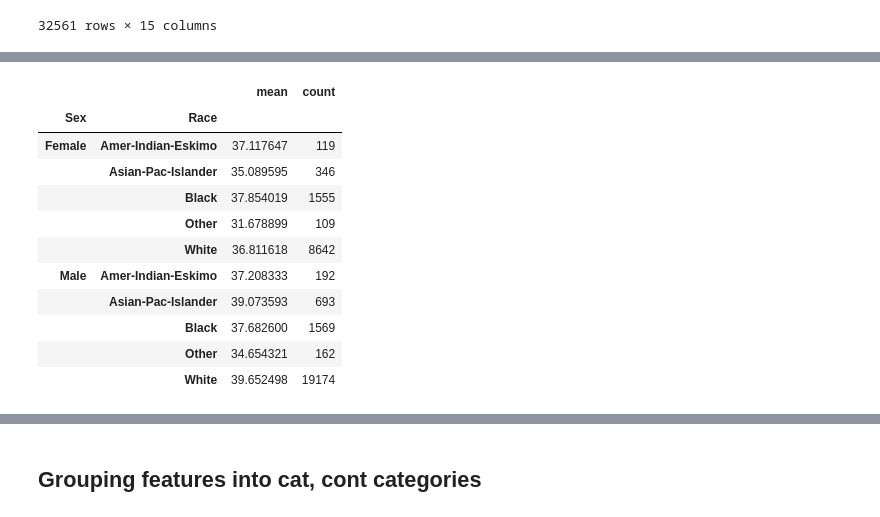
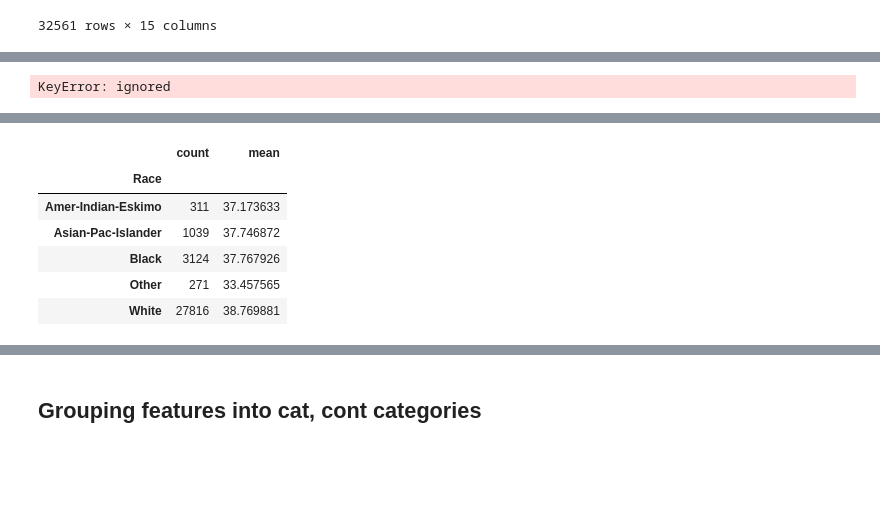
Before and after one commit to MaxSMCON/Group07, a Jupyter notebook: Group_7_ML.ipynb, the cells around one changed output, grey strips where cells are left out. Saved outputs shown, nothing was run; the diff lists cells and outputs as text; code cells hidden in the pictures; blank space fills up the shorter version.

```diff
--- a/Group_7_ML.ipynb
+++ b/Group_7_ML.ipynb
@@ -95,3 +85,7 @@ dtype: int64
+# %%
+df['hours'] = df(df['Hours Per Wk']> 60, 'more', df['Hours Per Wk']<= 60, "less")
+# %% [output]
+KeyError: ignored
 # %%
 df.dtypes
 # %% [output]
@@ -112,17 +106,12 @@ Native Country         object
 Income Level           object
 dtype: object
 # %%
-df.groupby([ 'Sex', 'Race'])['Age'].agg({'mean', 'count'})
+df.groupby([ 'Race'])['Age'].agg({'mean', 'count'})
 # %% [output]
-|  |  | mean | count |
-| Sex | Race |  |  |
-| Female | Amer-Indian-Eskimo | 37.117647 | 119 |
-|  | Asian-Pac-Islander | 35.089595 | 346 |
-|  | Black | 37.854019 | 1555 |
-|  | Other | 31.678899 | 109 |
-|  | White | 36.811618 | 8642 |
-| Male | Amer-Indian-Eskimo | 37.208333 | 192 |
-|  | Asian-Pac-Islander | 39.073593 | 693 |
-|  | Black | 37.682600 | 1569 |
-|  | Other | 34.654321 | 162 |
-|  | White | 39.652498 | 19174 |
+|  | count | mean |
+| Race |  |  |
+| Amer-Indian-Eskimo | 311 | 37.173633 |
+| Asian-Pac-Islander | 1039 | 37.746872 |
+| Black | 3124 | 37.767926 |
+| Other | 271 | 33.457565 |
+| White | 27816 | 38.769881 |
```
Also changed, not shown: parts of 4 cells of this notebook.
